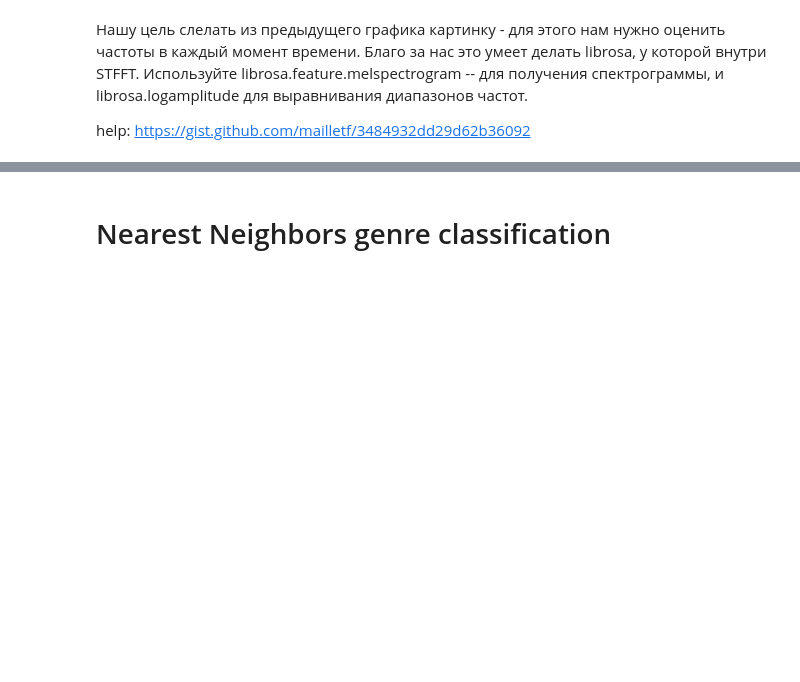
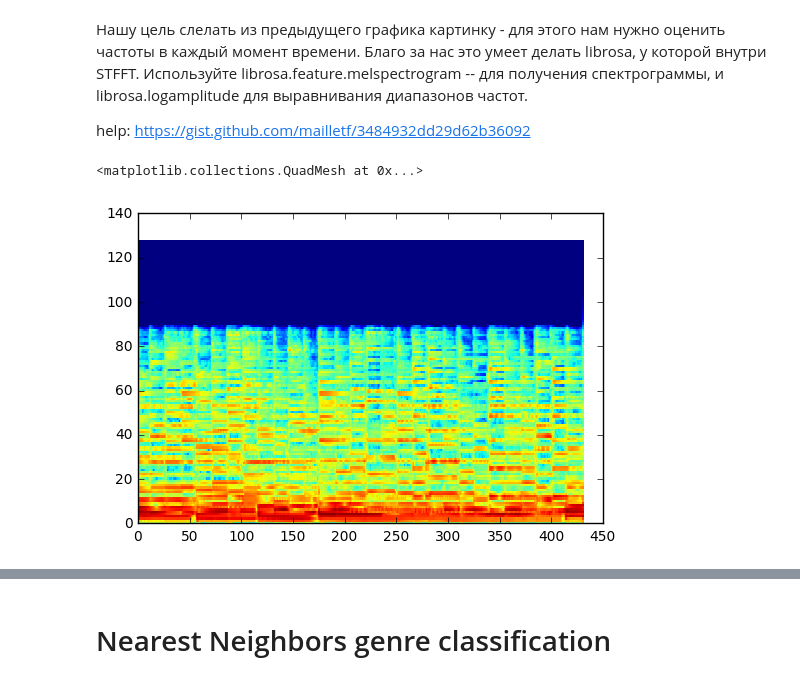
Before and after one commit to standy66/ml-fall-2016, a Jupyter notebook: hw06-deep-learning-music-classification/stepanov_394_task6.ipynb, the cells around one changed output, grey strips where cells are left out. Saved outputs shown, nothing was run; the diff lists cells and outputs as text; code cells hidden in the pictures; blank space fills up the shorter version.

```diff
--- a/hw06-deep-learning-music-classification/stepanov_394_task6.ipynb
+++ b/hw06-deep-learning-music-classification/stepanov_394_task6.ipynb
@@ -66,3 +65,10 @@ plt.show()
 Нашу цель слелать из предыдущего графика картинку - для этого нам нужно оценить частоты в каждый момент времени. Благо за нас это умеет делать librosa, у которой внутри STFFT. Используйте librosa.feature.melspectrogram -- для получения спектрограммы, и librosa.logamplitude для выравнивания диапазонов частот.
 
 help: https://gist.github.com/mailletf/3484932dd29d62b36092
+# %%
+S = librosa.feature.melspectrogram(signal, sr=rate, n_mels=128)
+log_S = librosa.logamplitude(S, ref_power=np.max)
+plt.pcolormesh(log_S)
+# %% [output]
+<matplotlib.collections.QuadMesh at 0x...>
+[figure, added]
```
Also changed, not shown: parts of 45 cells of this notebook, 6 other files.
